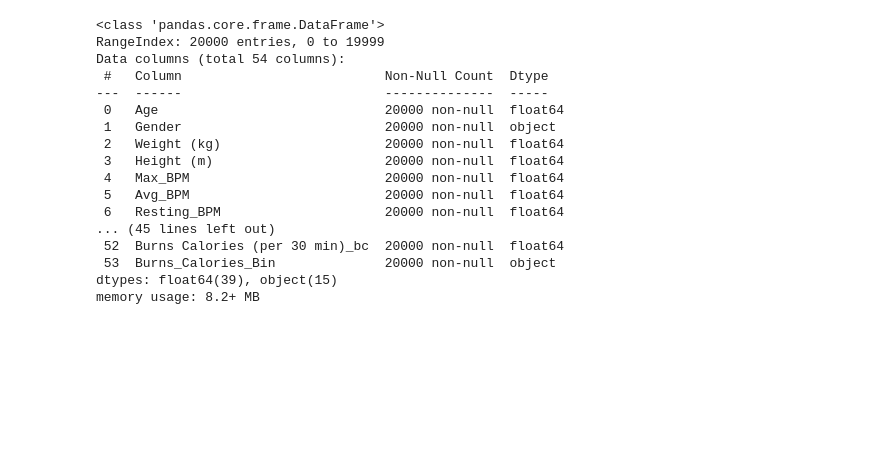
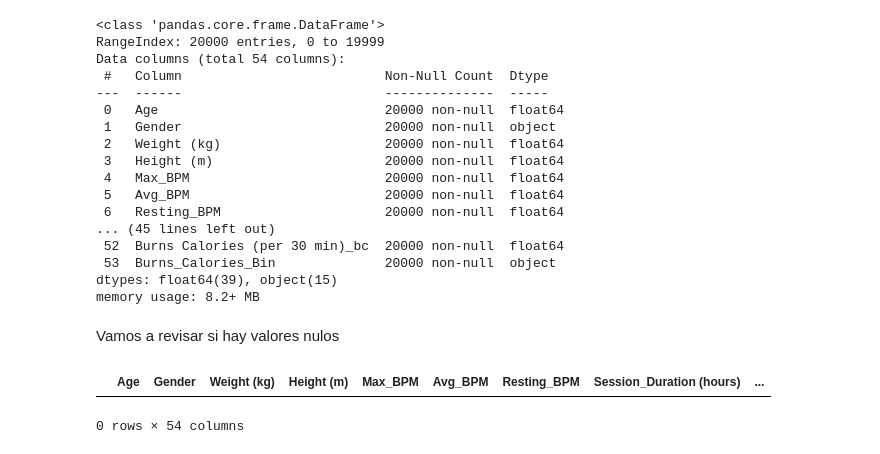
Before and after one commit to JMS1997J/EDA, a Jupyter notebook: notebooks/exploracion.ipynb, the cells around one changed output. Cells and saved outputs as stored; diff of their text form; code cells hidden in the pictures; blank space fills up the shorter version.

```diff
--- a/notebooks/exploracion.ipynb
+++ b/notebooks/exploracion.ipynb
@@ -87,3 +87,10 @@ Data columns (total 54 columns):
  53  Burns_Calories_Bin              20000 non-null  object
 dtypes: float64(39), object(15)
 memory usage: 8.2+ MB
+# %% [markdown]
+Vamos a revisar si hay valores nulos
+# %%
+df_fitness_original[df_fitness_original.isna().any(axis=1)]
+# %% [output]
+|  | Age | Gender | Weight (kg) | Height (m) | Max_BPM | Avg_BPM | Resting_BPM | Session_Duration (hours) | ... |
+0 rows × 54 columns
```
Also changed, not shown: parts of 5 cells of this notebook, 4 other files.
